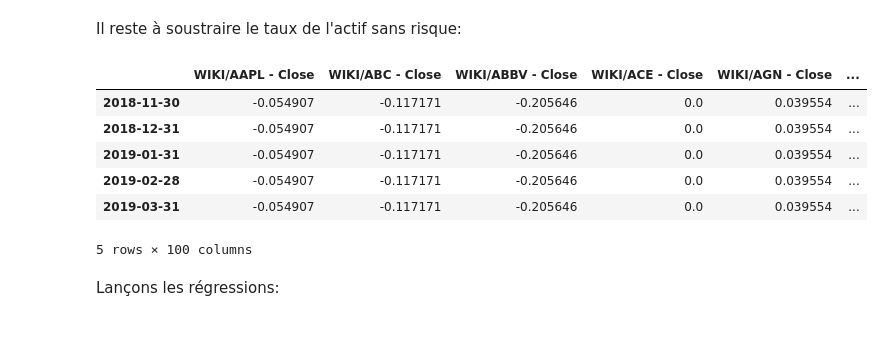
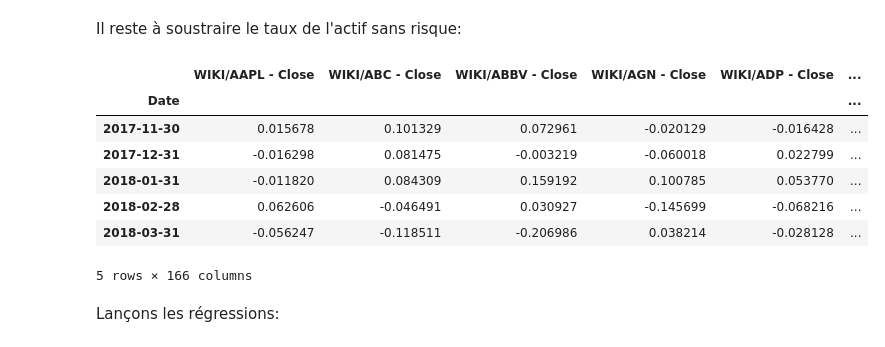
Before and after one commit to nicolasmauhe/theorie_financiere, a Jupyter notebook: Partie_2.ipynb, the cells around one changed output. Saved outputs shown, nothing was run; the diff lists cells and outputs as text; code cells hidden in the pictures.

```diff
--- a/Partie_2.ipynb
+++ b/Partie_2.ipynb
@@ -651,7 +651,7 @@ print(len(liste_actions))
 # %% [markdown]
 Reconstituons le jeu de données en utilisant les commandes vues précédemment:
 # %%
-nb_actifs = 100
+nb_actifs = 200
 liste_actions_courte = liste_actions[:nb_actifs]
 # %%
 debut = '2015-01-01'
@@ -674,0 +668,4 @@ donnees_propres.dropna(axis=1, how='any', inplace=True)
+# %%
+actions = actions.dropna(axis=1)
+donnees = pd.concat([actions.pct_change(), index.pct_change(), actif_sans_risque], axis=1)
+donnees.drop(donnees.head(1).index, inplace=True)
@@ -675,15 +687,19 @@ donnees_propres.dropna(axis=1, how='any', inplace=True)
 # %% [markdown]
 Il reste à soustraire le taux de l'actif sans risque:
+# %%
+nb_observations, nb_actifs = donnees.shape
+nb_actifs -= 2
 # %%
 for i in range(nb_actifs + 1):
     donnees.iloc[:,i] = donnees.iloc[:,i] - donnees.iloc[:,-1]
 # %%
-donnees_propres.tail()
+donnees.tail()
 # %% [output]
-|  | WIKI/AAPL - Close | WIKI/ABC - Close | WIKI/ABBV - Close | WIKI/ACE - Close | WIKI/AGN - Close | ... |
-| 2018-11-30 | -0.054907 | -0.117171 | -0.205646 | 0.0 | 0.039554 | ... |
-| 2018-12-31 | -0.054907 | -0.117171 | -0.205646 | 0.0 | 0.039554 | ... |
-| 2019-01-31 | -0.054907 | -0.117171 | -0.205646 | 0.0 | 0.039554 | ... |
-| 2019-02-28 | -0.054907 | -0.117171 | -0.205646 | 0.0 | 0.039554 | ... |
-| 2019-03-31 | -0.054907 | -0.117171 | -0.205646 | 0.0 | 0.039554 | ... |
+|  | WIKI/AAPL - Close | WIKI/ABC - Close | WIKI/ABBV - Close | WIKI/AGN - Close | WIKI/ADP - Close | ... |
+| Date |  |  |  |  |  | ... |
+| 2017-11-30 | 0.015678 | 0.101329 | 0.072961 | -0.020129 | -0.016428 | ... |
+| 2017-12-31 | -0.016298 | 0.081475 | -0.003219 | -0.060018 | 0.022799 | ... |
+| 2018-01-31 | -0.011820 | 0.084309 | 0.159192 | 0.100785 | 0.053770 | ... |
+| 2018-02-28 | 0.062606 | -0.046491 | 0.030927 | -0.145699 | -0.068216 | ... |
+| 2018-03-31 | -0.056247 | -0.118511 | -0.206986 | 0.038214 | -0.028128 | ... |
-5 rows × 100 columns
+5 rows × 166 columns
```
Also changed, not shown: parts of 47 cells of this notebook.
